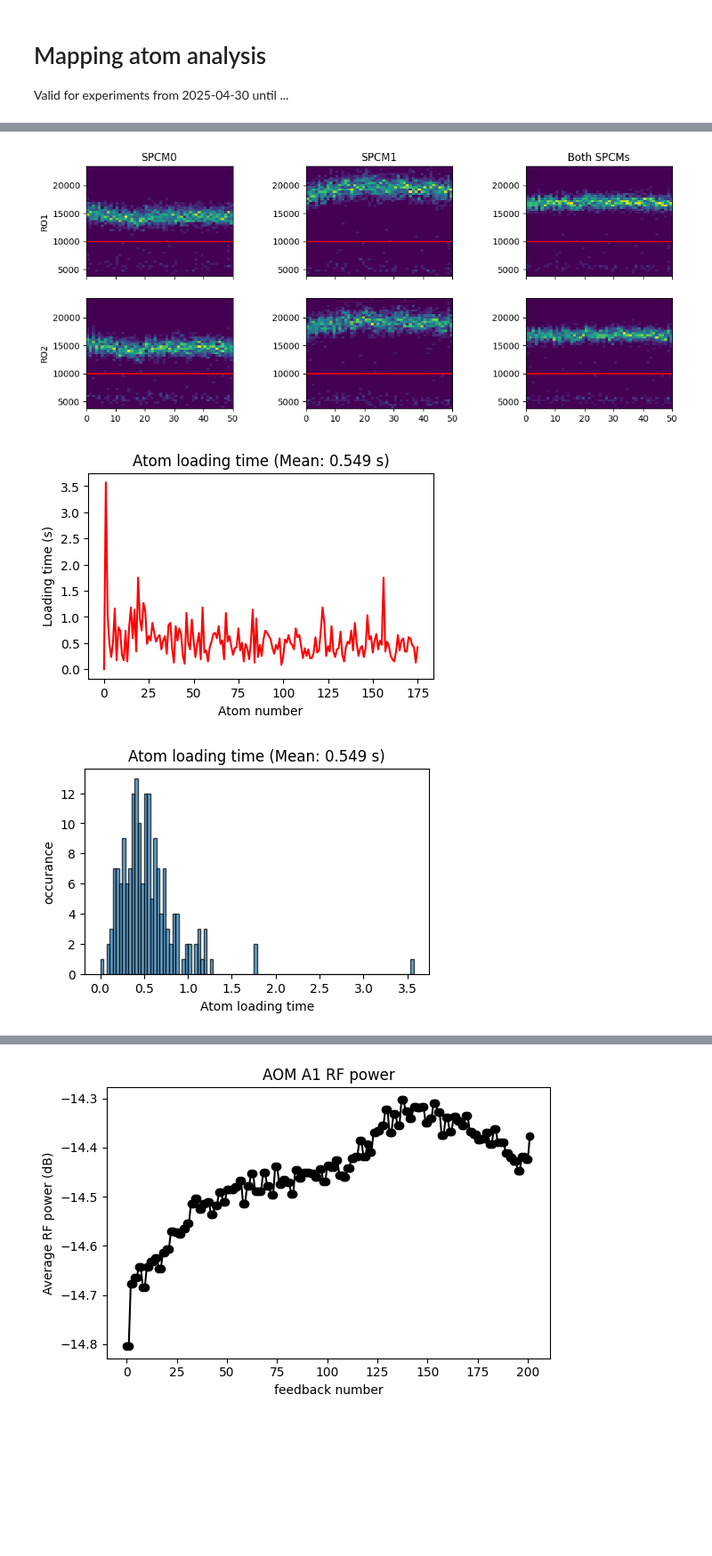
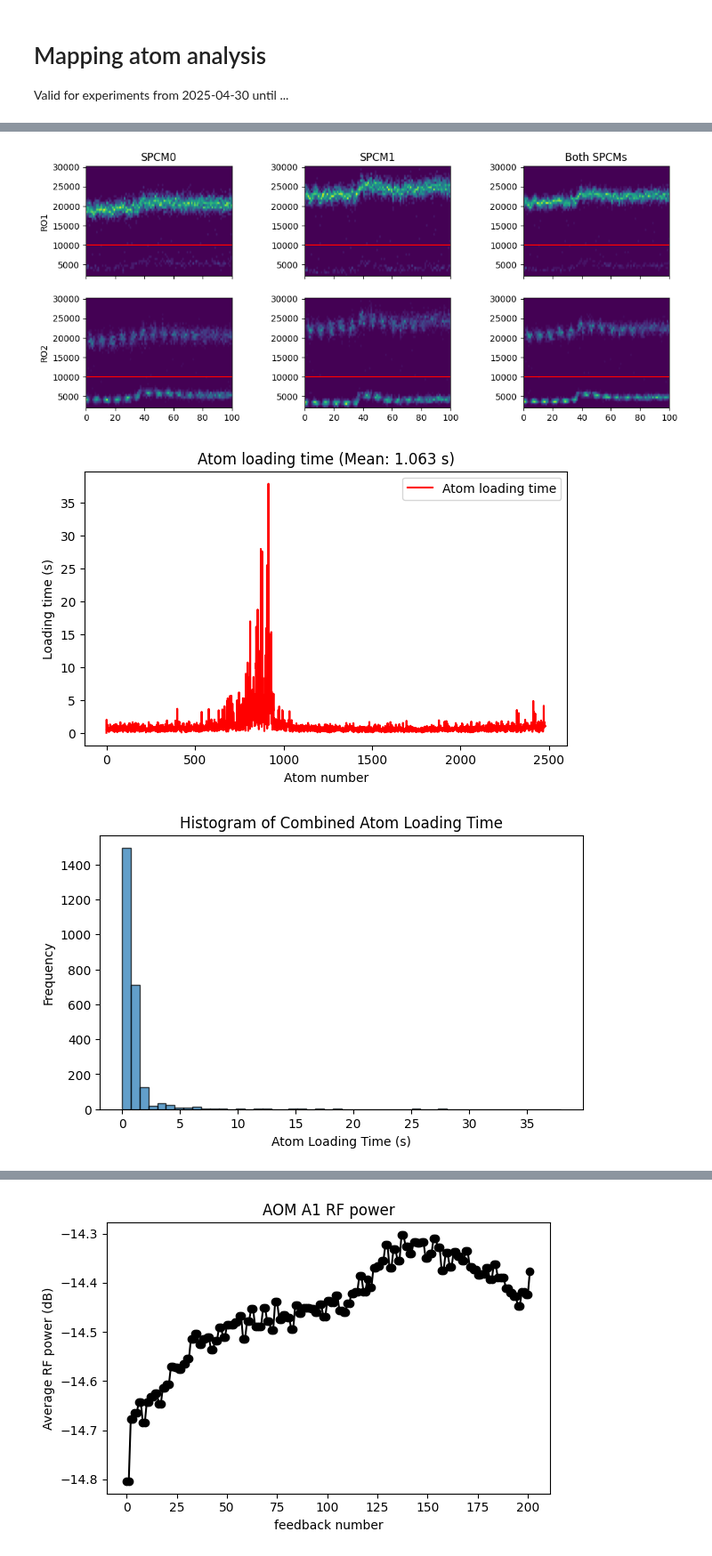
Before and after one commit to QuantumQuadrate/qn_artiq_routines, a Jupyter notebook: Analysis/Tomography analysis/microwave_tests_analysis_2025.ipynb, the cells around one changed output, grey strips where cells are left out. Shown at 89% size. Drawn from its saved outputs; the diff is of its cells as text; code cells hidden in the pictures; blank space fills up the shorter version.

```diff
--- a/Analysis/Tomography analysis/microwave_tests_analysis_2025.ipynb
+++ b/Analysis/Tomography analysis/microwave_tests_analysis_2025.ipynb
@@ -2,7 +2,7 @@
 # Mapping atom analysis
 Valid for experiments from 2025-04-30 until ...
 # %%
-date_filters = ["2025-06-06"]
+date_filters = ["2025-06-09"]
 
 from matplotlib import pyplot as plt
 import matplotlib as mpl
@@ -18,6 +18,7 @@ from scipy.optimize import curve_fit
 from skimage.filters import threshold_otsu
 from IPython.display import display, HTML ## for large prints
 import math
+import itertools
 
 sys.path.append("..\\")
 from h5_data_utilities import * # helper functions for dealing with h5 files
@@ -72,22 +73,16 @@ file 211 (C:\Networking Experiment\artiq codes\artiq-master\results\2025-06-06\1
 # %%
+"""
+With fitting the resonance for microwave scans
+
+"""
 ### the file(s) to analyze:
 file_indices = {
-    210:'',
-    # 10:'',
-    # 12:'',
-    # 191:'',
-    # 193:'',
-    # 195:'',
-    # 197:'',
-    # 199:'',
-    # 201:'',
-    # 203:'',
-    # 205:'',
-    # 207:'',
-    # 209:'',
-    # 211:'',
-    # 213:'',
+    28:'',
+    # 46:'',
+    # 48:''
 }
+
+# file_indices = {i: '' for i in range(44, 103, 2)}
 
 compare = True # compare multiple files in the same retention and loading plots
 otsu_threshold = False # compute threshold using Otsu method instead doing it by eye. only work when require atom loading = False
@@ -128,6 +123,7 @@ merged_scan_sequence1 = np.array([])
 merged_errs = np.array([])
 rid_str = ''
 
+all_atom_loading_times = []
 
 for idx,f_item in enumerate(file_indices.items()):
     f_idx,f_comment = f_item   # idx - f_item = {f_idx: f_comment}
@@ -139,6 +135,8 @@ for idx,f_item in enumerate(file_indices.items()):
 
     iterations = len(scan_sequence1) #int(len(SPCM0_RO1)/n_measurements)
     print("# of iterations: ", iterations)
+
+    all_atom_loading_times.append(Atom_loading_time)
 
     if otsu_threshold:
         thresh = threshold_otsu(BothSPCMs_RO1)
@@ -342,23 +340,26 @@ if showhist:
     plt.subplots_adjust(hspace=0.2, wspace=0.5)
 plt.show()
 
-#######  Atom loading time plot
+
+
+#### Plot the combined Atom_loading_time values
 ## We can slice the array to separate iterations later, if we want.
-mean_loading_time = np.mean(Atom_loading_time)
-plt.figure(figsize=(5, 3))
-plt.plot(Atom_loading_time, 'r-')
-
+combined_atom_loading_times = list(itertools.chain(*all_atom_loading_times))
+mean_loading_time = np.mean(combined_atom_loading_times)
+plt.figure(figsize=(7, 4))
+plt.plot(combined_atom_loading_times, 'r-', label='Atom loading time')
 plt.xlabel("Atom number")
 plt.ylabel("Loading time (s)")
 plt.title(f"Atom loading time (Mean: {mean_loading_time:.3f} s)")
+# plt.title(f"Combined Atom Loading Time for All Files")
+plt.legend(loc='best')
 plt.show()
 
-plt.figure(figsize=(5, 3))
-plt.hist(Atom_loading_time, bins=100, edgecolor='black', alpha=0.7)
-# plt.plot(Atom_loading_time, 'r-')
-
-plt.xlabel("Atom loading time")
-plt.ylabel("occurance")
-plt.title(f"Atom loading time (Mean: {mean_loading_time:.3f} s)")
+# Plot the histogram of combined Atom_loading_time
+plt.figure(figsize=(7, 4))
+plt.hist(combined_atom_loading_times, bins=50, edgecolor='black', alpha=0.7)
+plt.xlabel("Atom Loading Time (s)")
+plt.ylabel("Frequency")
+plt.title(f"Histogram of Combined Atom Loading Time")
 plt.show()
 # %% [output]
@@ -370,3 +371,3 @@ center=335113156.7497, sigma=483.2268, depth=0.3085
-[figure, old version]
+[figure, new version]
-[figure, old version]
+[figure, new version]
-[figure, old version]
+[figure, new version]
```
Also changed, not shown: parts of 13 cells of this notebook, 4 other files.
